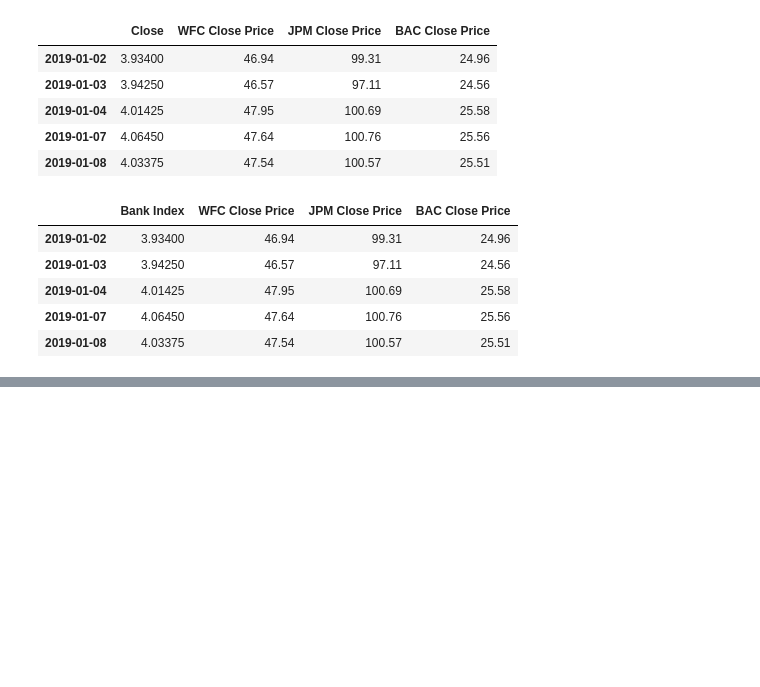
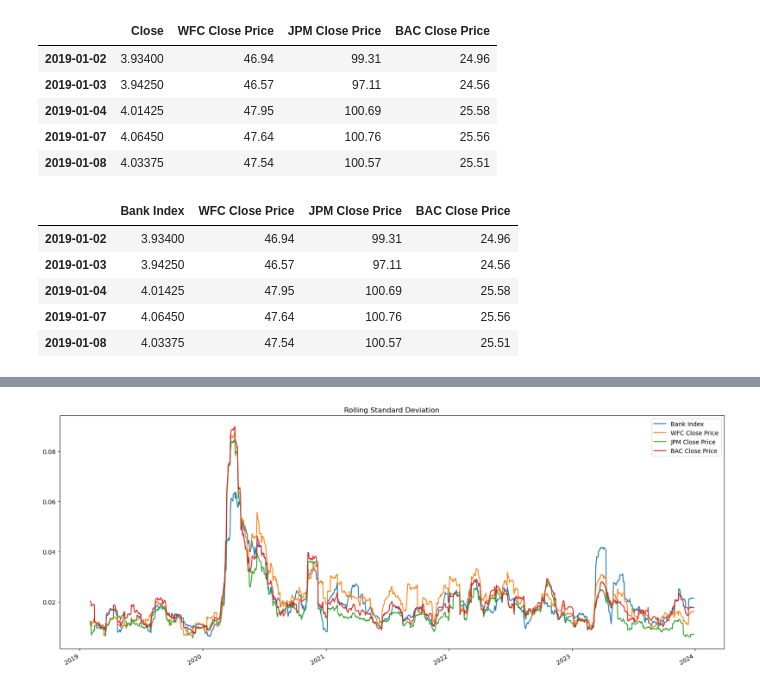
Before and after one commit to justicebangura/Project-1, a Jupyter notebook: Stock Price Data.ipynb, the cells around one changed output, grey strips where cells are left out. Saved outputs shown, nothing was run; the diff lists cells and outputs as text; code cells hidden in the pictures; blank space fills up the shorter version.

```diff
--- a/Stock Price Data.ipynb
+++ b/Stock Price Data.ipynb
@@ -124,0 +225,5 @@ all_bank_stock_prices_df.to_csv('Stock_Price_Data.csv', index=True, index_label=
+# %%
+# calculate rolling standard deviation
+
+rolling_std = daily_returns.rolling(window=21).std()
+rolling_std.tail()
@@ -124,0 +237,6 @@ all_bank_stock_prices_df.to_csv('Stock_Price_Data.csv', index=True, index_label=
+# %%
+# plot rolling standard deviation
+
+rolling_std.plot(figsize=(20,8),title='Rolling Standard Deviation');
+# %% [output]
+[figure, added]
```
Also changed, not shown: parts of 36 cells of this notebook, 3 other files.
